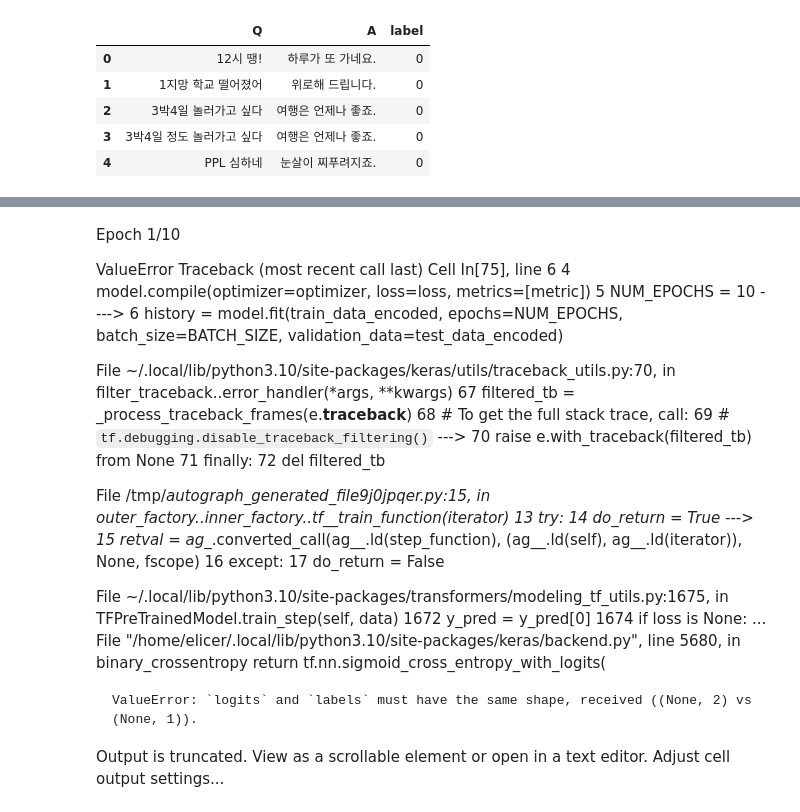
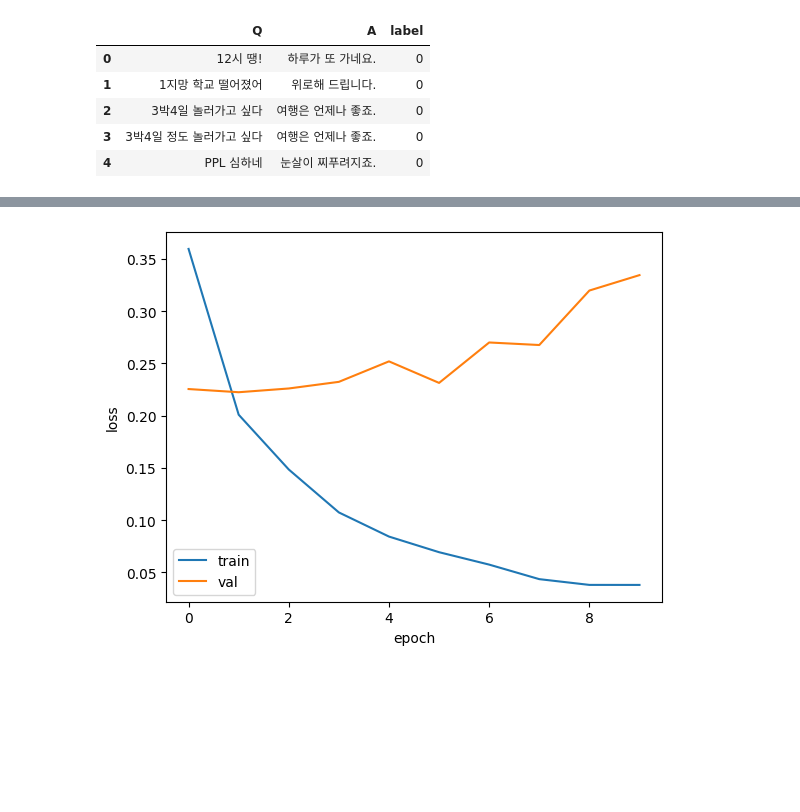
Before and after one commit to Water-punch/AIGuru_ai, a Jupyter notebook: model_training/finetuning.ipynb, the cells around one changed output, grey strips where cells are left out. Cells and saved outputs as stored; diff of their text form; code cells hidden in the pictures; blank space fills up the shorter version.

```diff
--- a/model_training/finetuning.ipynb
+++ b/model_training/finetuning.ipynb
@@ -77,7 +123,7 @@ def encode(data, tokenizer):
     return input_ids, attention_masks, token_type_ids
 # %%
 #학습데이터 토큰화
-train_input_ids, train_attention_masks, train_token_type_ids = encode(train_data, tokenizer)
+train_input_ids, train_attention_masks, train_token_type_ids = encode(X_train, tokenizer)
 
 #테스트데이터 토큰화
-test_input_ids, test_attention_masks, test_token_type_ids = encode(test_data, tokenizer)
+test_input_ids, test_attention_masks, test_token_type_ids = encode(X_test, tokenizer)
@@ -105,7 +147,7 @@ array([0, 0, 0, 1])
 BATCH_SIZE = 32
 
 #학습 데이터
-train_data_encoded = data_encode(train_input_ids, train_attention_masks, train_token_type_ids,train_label).shuffle(10000).batch(BATCH_SIZE)
+train_data_encoded = data_encode(train_input_ids, train_attention_masks, train_token_type_ids,y_train).shuffle(10000).batch(BATCH_SIZE)
 
 #평가 데이터
-test_data_encoded = data_encode(test_input_ids, test_attention_masks, test_token_type_ids, test_label).batch(BATCH_SIZE)
+test_data_encoded = data_encode(test_input_ids, test_attention_masks, test_token_type_ids, y_test).batch(BATCH_SIZE)
@@ -148,0 +156,5 @@ You should probably TRAIN this model on a down-stream task to be able to use it
+# %%
+model = TFBertForSequenceClassification.from_pretrained(
+    "bert-base-multilingual-cased",
+    num_labels = 2,
+)
@@ -171,6 +170,6 @@ train_data_encoded
 # %%
 optimizer = tf.keras.optimizers.Adam(1e-5)
-loss = tf.keras.losses.BinaryCrossentropy(from_logits=True)
+loss = tf.keras.losses.SparseCategoricalCrossentropy(from_logits=True)
 metric = tf.keras.metrics.SparseCategoricalAccuracy('accuracy')
 model.compile(optimizer=optimizer, loss=loss, metrics=[metric])
 NUM_EPOCHS = 10
@@ -184,33 +198,12 @@ ValueError: in user code:
-# %% [markdown]
-Epoch 1/10
-
-ValueError                                Traceback (most recent call last)
-Cell In[75], line 6
-      4 model.compile(optimizer=optimizer, loss=loss, metrics=[metric])
-      5 NUM_EPOCHS = 10
-----> 6 history = model.fit(train_data_encoded, epochs=NUM_EPOCHS, batch_size=BATCH_SIZE, validation_data=test_data_encoded)
-
-File ~/.local/lib/python3.10/site-packages/keras/utils/traceback_utils.py:70, in filter_traceback.<locals>.error_handler(*args, **kwargs)
-     67     filtered_tb = _process_traceback_frames(e.__traceback__)
-     68     # To get the full stack trace, call:
-     69     # `tf.debugging.disable_traceback_filtering()`
----> 70     raise e.with_traceback(filtered_tb) from None
-     71 finally:
-     72     del filtered_tb
-
-File /tmp/__autograph_generated_file9j0jpqer.py:15, in outer_factory.<locals>.inner_factory.<locals>.tf__train_function(iterator)
-     13 try:
-     14     do_return = True
----> 15     retval_ = ag__.converted_call(ag__.ld(step_function), (ag__.ld(self), ag__.ld(iterator)), None, fscope)
-     16 except:
-     17     do_return = False
-
-File ~/.local/lib/python3.10/site-packages/transformers/modeling_tf_utils.py:1675, in TFPreTrainedModel.train_step(self, data)
-   1672             y_pred = y_pred[0]
-   1674     if loss is None:
-...
-    File "/home/elicer/.local/lib/python3.10/site-packages/keras/backend.py", line 5680, in binary_crossentropy
-        return tf.nn.sigmoid_cross_entropy_with_logits(
-
-    ValueError: `logits` and `labels` must have the same shape, received ((None, 2) vs (None, 1)).
-Output is truncated. View as a scrollable element or open in a text editor. Adjust cell output settings...
+# %%
+#loss 확인
+
+import matplotlib.pyplot as plt
+plt.plot(history.history['loss'])
+plt.plot(history.history['val_loss'])
+plt.xlabel('epoch')
+plt.ylabel('loss')
+plt.legend(['train','val'])
+plt.show()
+# %% [output]
+[figure, added]
```
Also changed, not shown: parts of 43 cells of this notebook.
